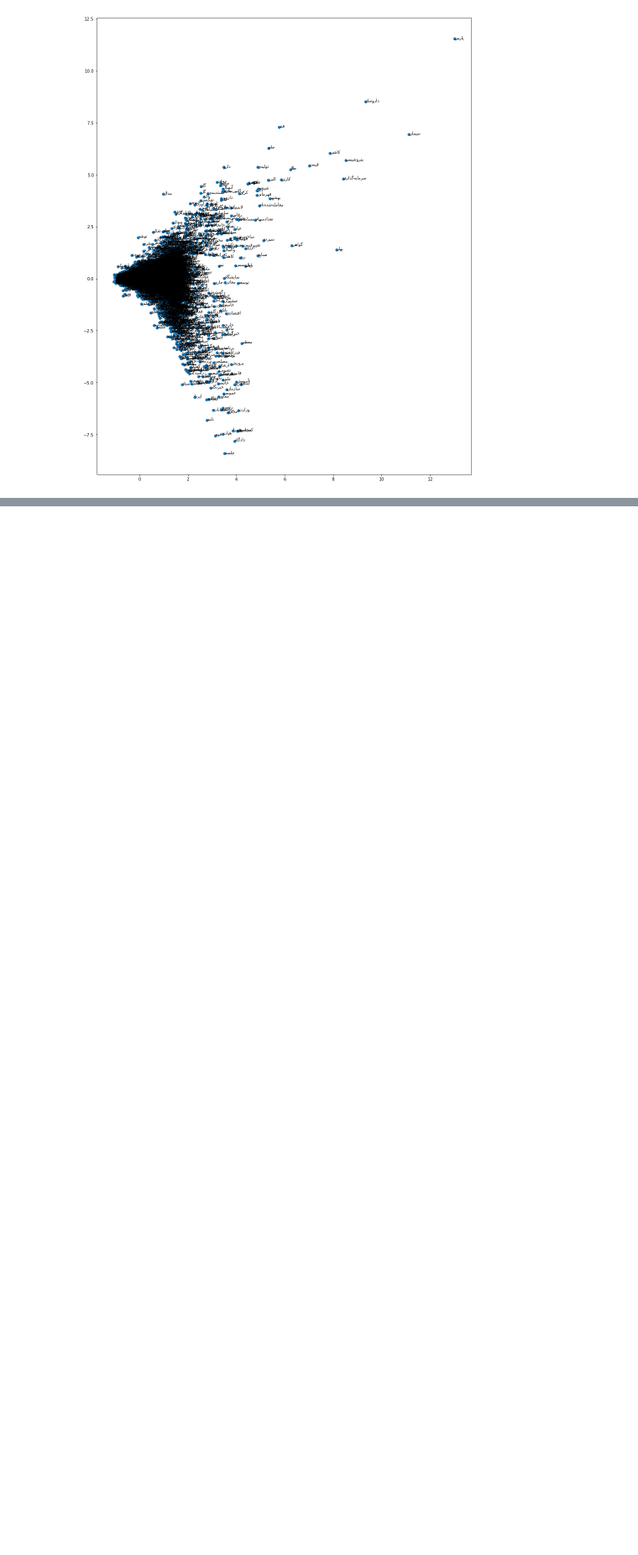
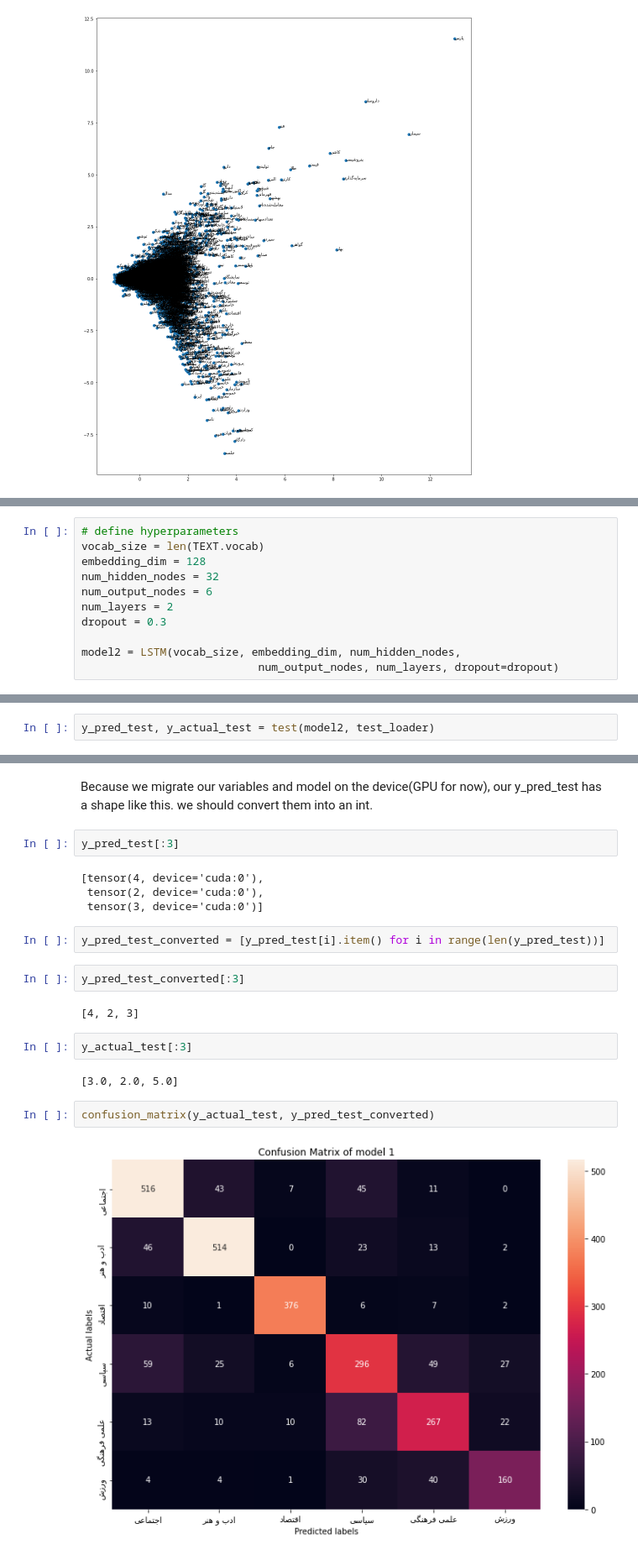
Before and after one commit to ZahraDehghani99/AI-Internship, a Jupyter notebook: Phase05_NLP_With_Neural_Networks/Embedding.ipynb, the cells around one changed output, grey strips where cells are left out. Shown at 84% size. Drawn from its saved outputs; the diff is of its cells as text; blank space fills up the shorter version.

```diff
--- a/Phase05_NLP_With_Neural_Networks/Embedding.ipynb
+++ b/Phase05_NLP_With_Neural_Networks/Embedding.ipynb
@@ -1244,0 +1384,11 @@ for i, word in enumerate(words):
+# %%
+# define hyperparameters
+vocab_size = len(TEXT.vocab)
+embedding_dim = 128
+num_hidden_nodes = 32
+num_output_nodes = 6
+num_layers = 2
+dropout = 0.3
+
+model2 = LSTM(vocab_size, embedding_dim, num_hidden_nodes,
+                           num_output_nodes, num_layers, dropout=dropout)
@@ -1244,0 +1542,2 @@ for i, word in enumerate(words):
+# %%
+y_pred_test, y_actual_test = test(model2, test_loader)
@@ -1244,0 +1552,22 @@ for i, word in enumerate(words):
+# %% [markdown]
+Because we migrate our variables and model on the device(GPU for now), our y_pred_test has a shape like this. we should convert them into an int.
+# %%
+y_pred_test[:3]
+# %% [output]
+[tensor(4, device='cuda:0'),
+ tensor(2, device='cuda:0'),
+ tensor(3, device='cuda:0')]
+# %%
+y_pred_test_converted = [y_pred_test[i].item() for i in range(len(y_pred_test))]
+# %%
+y_pred_test_converted[:3]
+# %% [output]
+[4, 2, 3]
+# %%
+y_actual_test[:3]
+# %% [output]
+[3.0, 2.0, 5.0]
+# %%
+confusion_matrix(y_actual_test, y_pred_test_converted)
+# %% [output]
+[figure, added]
```
Also changed, not shown: parts of 59 cells of this notebook.
